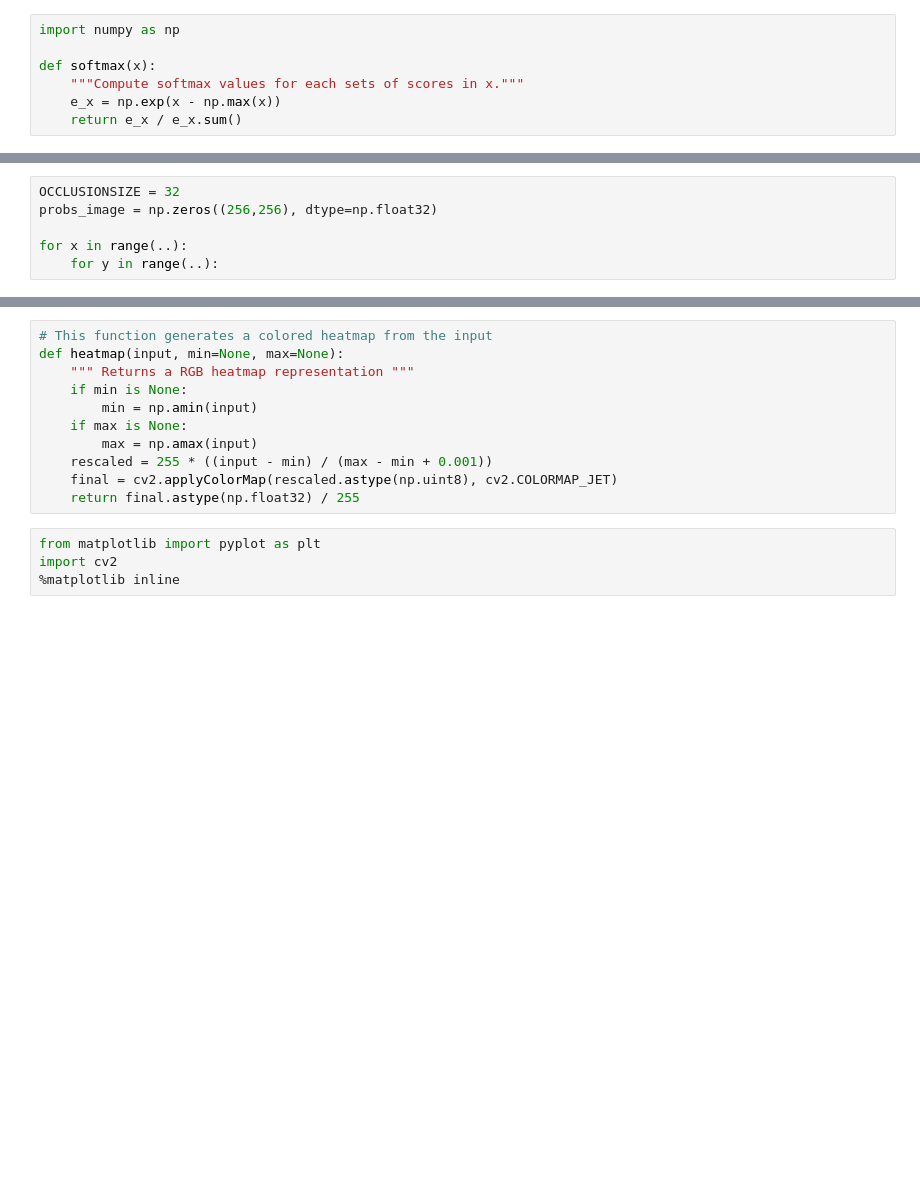
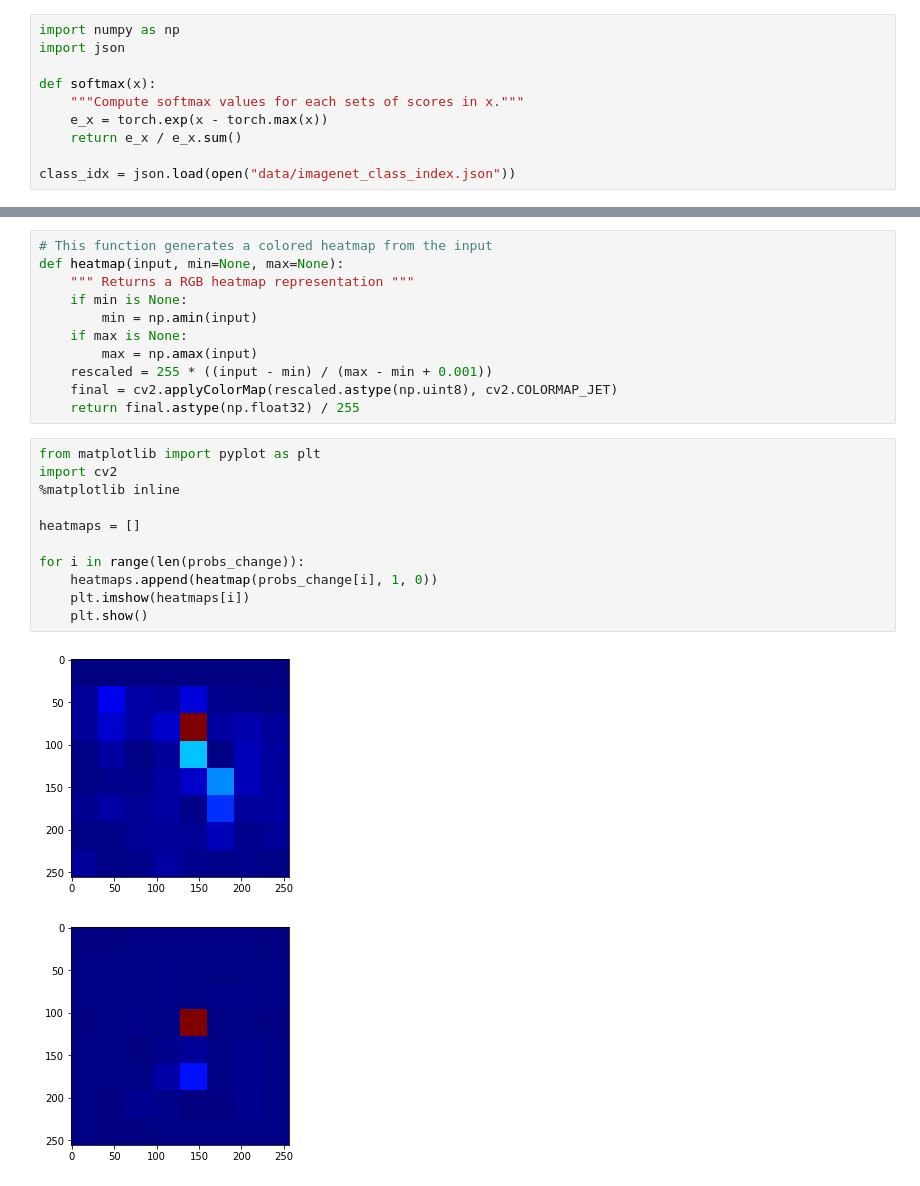
Before and after one commit to dhavalshah18/PLARR2020, a Jupyter notebook: Exercise04/Feature_Visualization.ipynb, the cells around one changed output, grey strips where cells are left out. Drawn from its saved outputs; the diff is of its cells as text; blank space fills up the shorter version.

```diff
--- a/Exercise04/Feature_Visualization.ipynb
+++ b/Exercise04/Feature_Visualization.ipynb
@@ -34,8 +73,11 @@ plt.show()
 ## Run the network on the full input and check the predicted class and probability.  Notice that the output is logits.
 # %%
 import numpy as np
+import json
 
 def softmax(x):
     """Compute softmax values for each sets of scores in x."""
-    e_x = np.exp(x - np.max(x))
+    e_x = torch.exp(x - torch.max(x))
     return e_x / e_x.sum()
+
+class_idx = json.load(open("data/imagenet_class_index.json"))
@@ -42,8 +116,2 @@ def softmax(x):
 # %% [markdown]
 ## Iteratively drop squares of 32 x 32 and run the network. Save the change in probabilities for the class of interest in probs_image.
-# %%
-OCCLUSIONSIZE = 32
-probs_image = np.zeros((256,256), dtype=np.float32)
-
-for x in range(..):
-    for y in range(..):
@@ -63,4 +178,14 @@ def heatmap(input, min=None, max=None):
 # %%
 from matplotlib import pyplot as plt
 import cv2
 %matplotlib inline
+
+heatmaps = []
+
+for i in range(len(probs_change)):
+    heatmaps.append(heatmap(probs_change[i], 1, 0))
+    plt.imshow(heatmaps[i])
+    plt.show()
+# %% [output]
+[figure, added]
+[figure, added]
```
Also changed, not shown: parts of 8 cells of this notebook, 2 other files.
